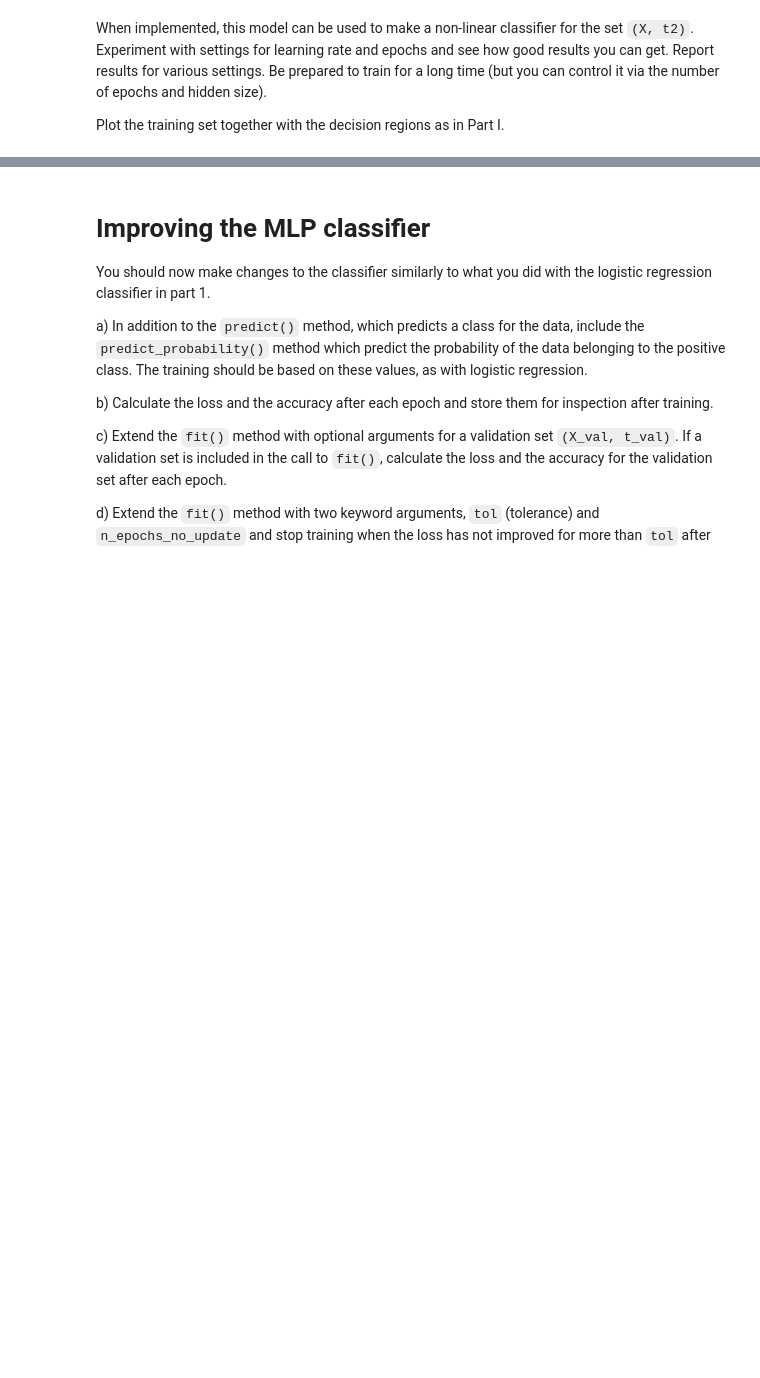
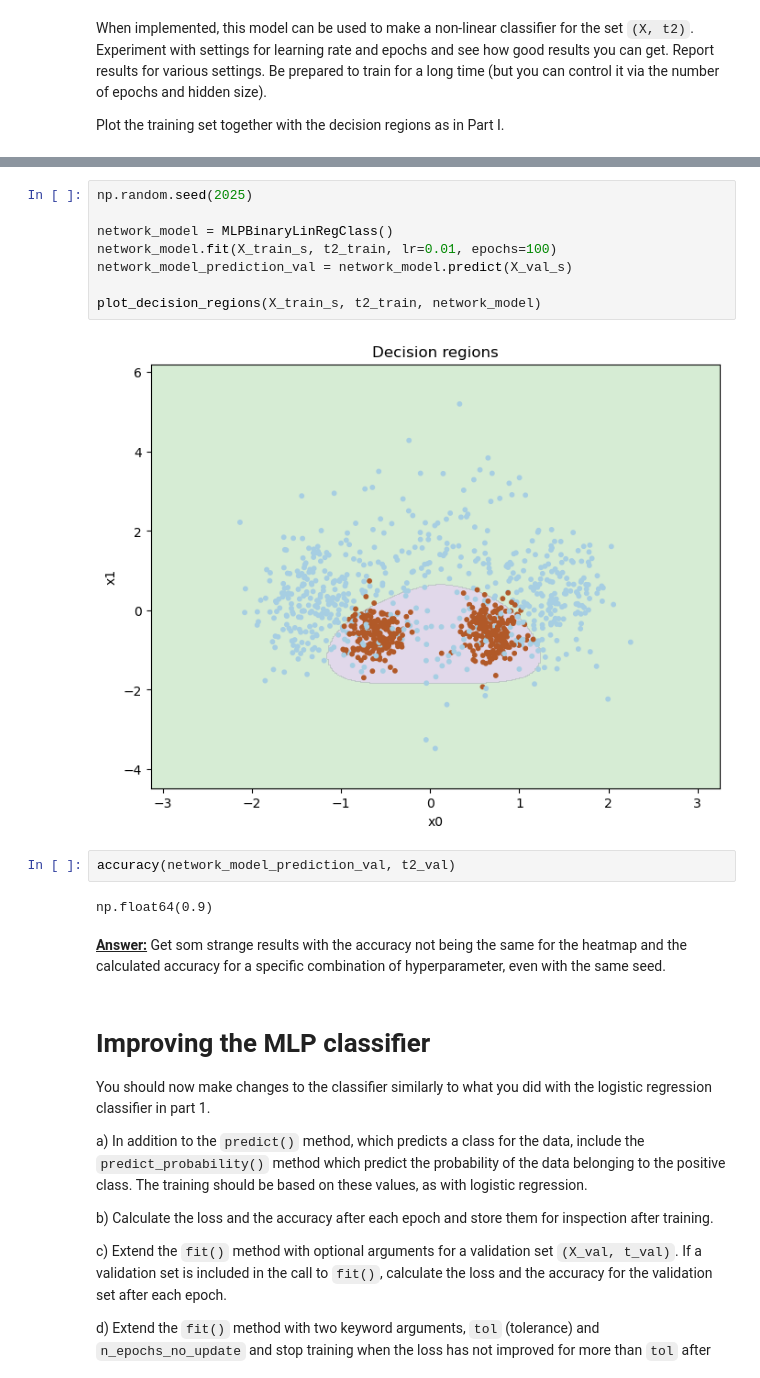
Before and after one commit to johnmagj/IN4050, a Jupyter notebook: Assignment_2/Assignment2.ipynb, the cells around one changed output, grey strips where cells are left out. Drawn from its saved outputs; the diff is of its cells as text; blank space fills up the shorter version.

```diff
--- a/Assignment_2/Assignment2.ipynb
+++ b/Assignment_2/Assignment2.ipynb
@@ -507,3 +561,19 @@ Plot the training set together with the decision regions as in Part I.
+# %%
+np.random.seed(2025)
+
+network_model = MLPBinaryLinRegClass()
+network_model.fit(X_train_s, t2_train, lr=0.01, epochs=100)
+network_model_prediction_val = network_model.predict(X_val_s)
+
+plot_decision_regions(X_train_s, t2_train, network_model)
+# %% [output]
+[figure, added]
+# %%
+accuracy(network_model_prediction_val, t2_val)
+# %% [output]
+np.float64(0.9)
+# %% [markdown]
+<u>**Answer:**</u> Get som strange results with the accuracy not being the same for the heatmap and the calculated accuracy for a specific combination of hyperparameter, even with the same seed.
 # %% [markdown]
 # Improving the MLP classifier
 You should now make changes to the classifier similarly to what you did with the logistic regression classifier in part 1.
```
Also changed, not shown: parts of 9 cells of this notebook.
